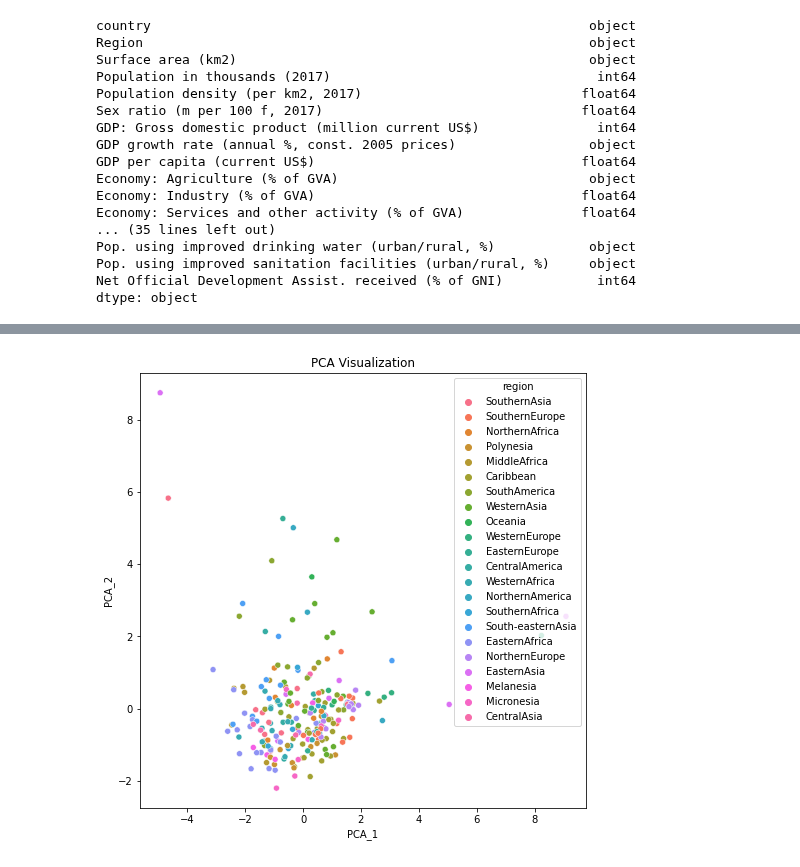
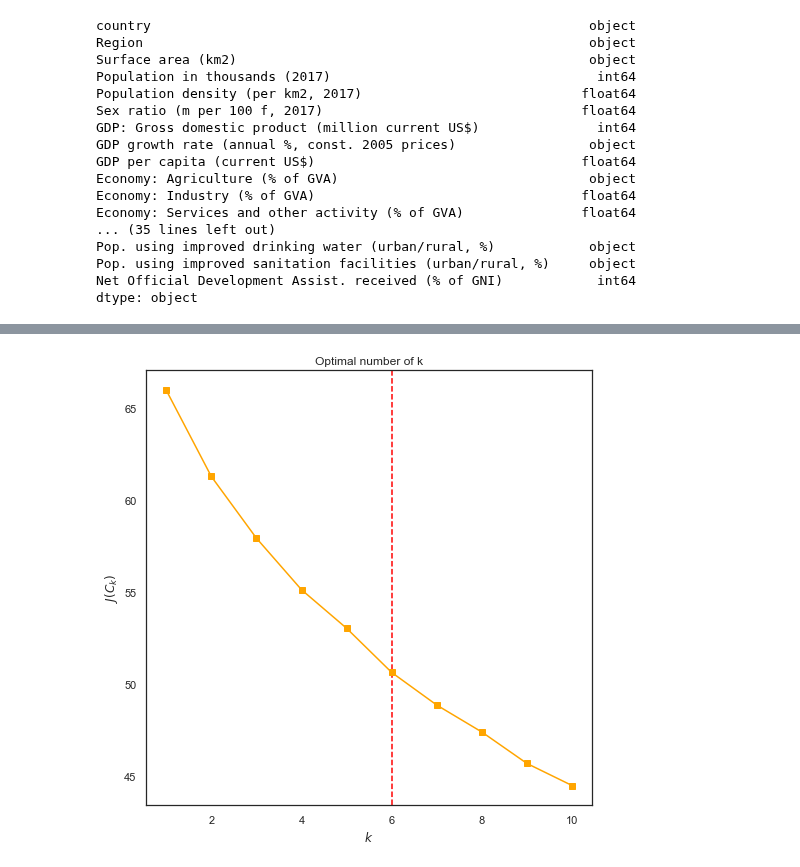
Before and after one commit to kosmobiker/SGH, a Jupyter notebook: Multidim/project_mulidim.ipynb, the cells around one changed output, grey strips where cells are left out. Saved outputs shown, nothing was run; the diff lists cells and outputs as text; code cells hidden in the pictures.

```diff
--- a/Multidim/project_mulidim.ipynb
+++ b/Multidim/project_mulidim.ipynb
@@ -160,12 +165,16 @@ sns.scatterplot(data=X_tsne, x='TSNE_1', y='TSNE_2', hue='region', color='orange
-# %%
-pca = PCA(n_components=2, random_state=SEED)
-pca.fit(X_transform)
-X_pca = pca.transform(X_transform)
-X_pca = pd.DataFrame(X_pca, columns=['PCA_1', 'PCA_2'])
-X_pca['region'] = region
-plt.figure(figsize=(8, 8))
-sns.scatterplot(data=X_pca, x='PCA_1', y='PCA_2', hue='region', color='blue').set_title('PCA Visualization');
-# %% [output]
-[figure, removed]
+# %%
+inertia = []
+for k in range(1, 11):
+    kmeans = KMeans(n_clusters=k, random_state=SEED).fit(X_transform)
+    inertia.append(np.sqrt(kmeans.inertia_))
+# %%
+plt.figure(figsize=(8, 8))
+plt.axvline(x=6, color="red", linestyle='--')
+plt.plot(range(1, 11), inertia, marker='s', color="orange");
+plt.xlabel('$k$')
+plt.ylabel('$J(C_k)$');
+plt.title('Optimal number of k');
+# %% [output]
+[figure, added]
 # %%
 pca = PCA()
```
Also changed, not shown: parts of 15 cells of this notebook, 1 other file.
